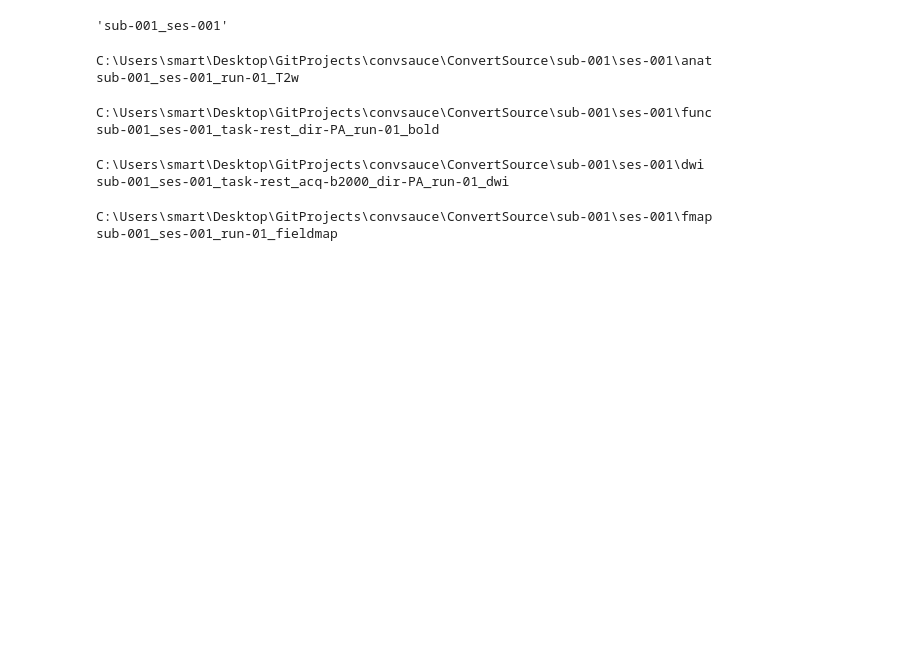
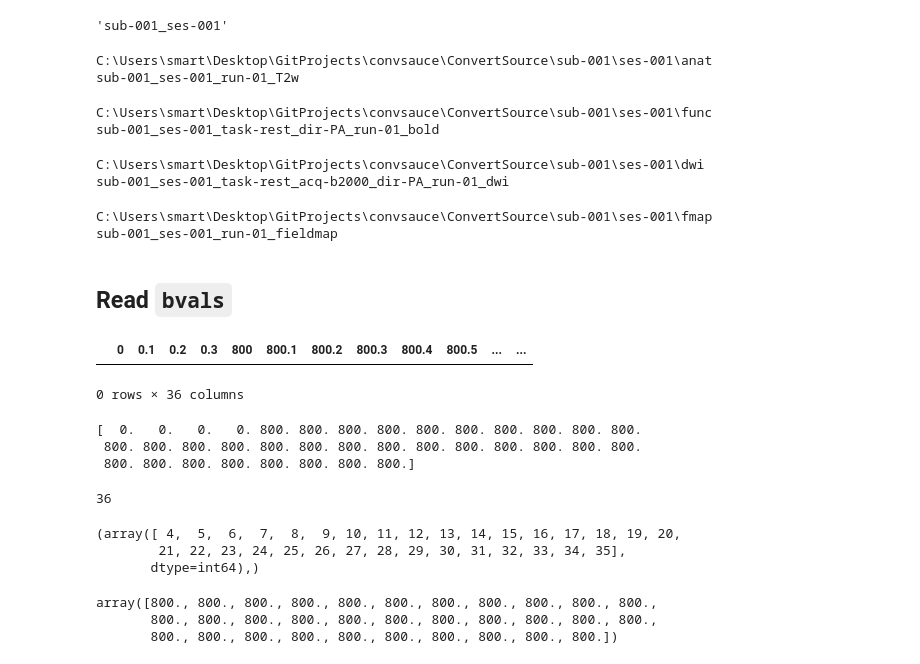
Before and after one commit to AdebayoBraimah/convert_source, a Jupyter notebook: config_test.ipynb, the cells around one changed output. Saved outputs shown, nothing was run; the diff lists cells and outputs as text; code cells hidden in the pictures; blank space fills up the shorter version.

```diff
--- a/config_test.ipynb
+++ b/config_test.ipynb
@@ -1127,3 +1129,23 @@ print(out_name)
 # %% [output]
 C:\Users\smart\Desktop\GitProjects\convsauce\ConvertSource\sub-001\ses-001\fmap
 sub-001_ses-001_run-01_fieldmap
+# %% [markdown]
+## Read `bvals`
+# %%
+file_0800 = "C:/Users/smart/Desktop/GitProjects/convsauce/BIDS/rawdata/sub-C10/ses-001/dwi/sub-C10_ses-001_acq-PA_dirs-036_bval-b800_run-01_dwi.bval"
+file_2000 = "C:/Users/smart/Desktop/GitProjects/convsauce/BIDS/rawdata/sub-C10/ses-001/dwi/sub-C10_ses-001_acq-PA_dirs-068_bval-b2000_run-01_dwi.bval"
+# %%
+pd.read_csv(file_0800,header='infer',sep=" ")
+# %% [output]
+|  | 0 | 0.1 | 0.2 | 0.3 | 800 | 800.1 | 800.2 | 800.3 | 800.4 | 800.5 | ... | ... |
+0 rows × 36 columns
+# %%
+with open(file_0800,"r") as file:
+    # vals = list(file.read().splitlines())
+    print(np.loadtxt(file_0800))
+    file.close()
+    # print(vals)
+# %% [output]
+[  0.   0.   0.   0. 800. 800. 800. 800. 800. 800. 800. 800. 800. 800.
+ 800. 800. 800. 800. 800. 800. 800. 800. 800. 800. 800. 800. 800. 800.
+ 800. 800. 800. 800. 800. 800. 800. 800.]
@@ -1129,0 +1154,17 @@ sub-001_ses-001_run-01_fieldmap
+# %%
+len(vals)
+# %% [output]
+36
+# %%
+vals.nonzero()
+# %% [output]
+(array([ 4,  5,  6,  7,  8,  9, 10, 11, 12, 13, 14, 15, 16, 17, 18, 19, 20,
+        21, 22, 23, 24, 25, 26, 27, 28, 29, 30, 31, 32, 33, 34, 35],
+       dtype=int64),)
+# %%
+vals_nonzero = vals[vals.astype(bool)]
+vals_nonzero
+# %% [output]
+array([800., 800., 800., 800., 800., 800., 800., 800., 800., 800., 800.,
+       800., 800., 800., 800., 800., 800., 800., 800., 800., 800., 800.,
+       800., 800., 800., 800., 800., 800., 800., 800., 800., 800.])
```
Also changed, not shown: parts of 8 cells of this notebook.
